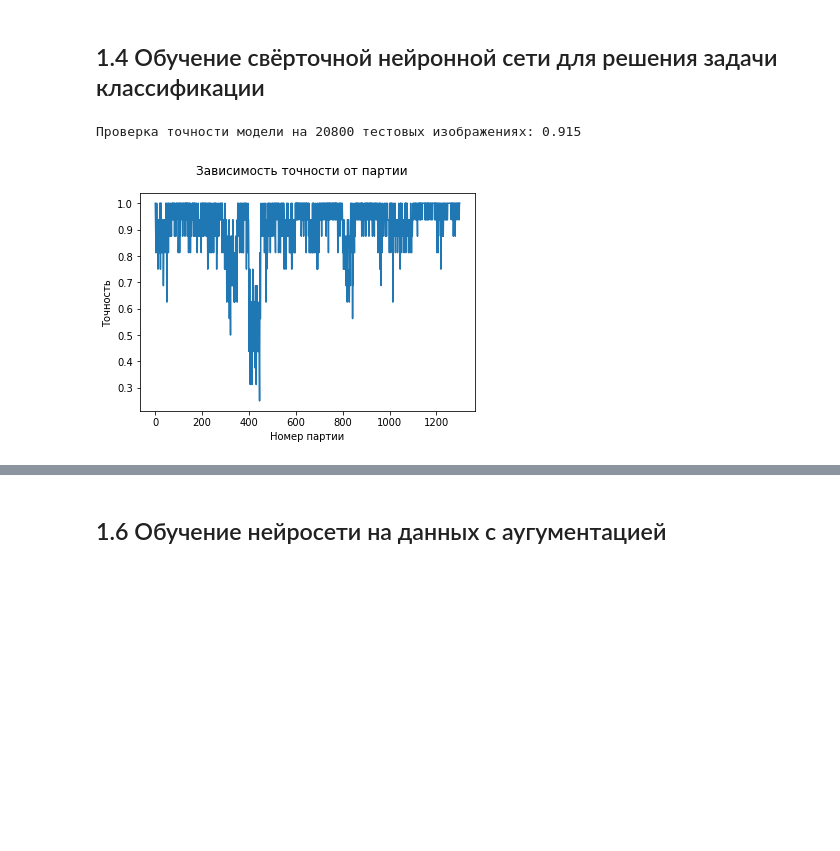
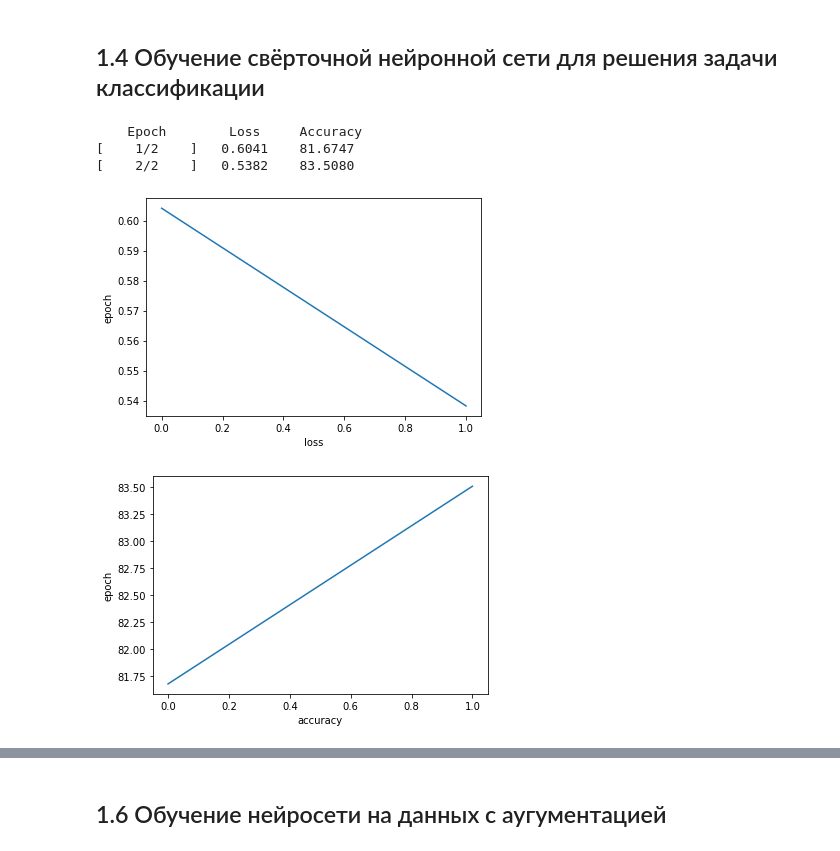
Before and after one commit to DarthBarada/MachineLearning, a Jupyter notebook: hw03/hw_03.ipynb, the cells around one changed output, grey strips where cells are left out. Drawn from its saved outputs; the diff is of its cells as text; code cells hidden in the pictures; blank space fills up the shorter version.

```diff
--- a/hw03/hw_03.ipynb
+++ b/hw03/hw_03.ipynb
@@ -201,5 +201,12 @@ n n l g d f e d v k p d h f f h
 ## 1.3 Инициализация объекта свёрточной нейронной сети
 
 Создайте нейронную сеть с 2-4 свёрточными слоями. В остальном конфигурация сети может быть произвольной.
+# %%
+class EmptyLayer(nn.Module):
+    def __init__(self):
+        super().__init__()
+
+    def forward(self, x):
+        return x
 # %%
 class CNN(nn.Module):
@@ -306,11 +344,6 @@ Estimated Total Size (MB): 11.74
 ## 1.4 Обучение свёрточной нейронной сети для решения задачи классификации
 # %%
 loss_func = nn.CrossEntropyLoss()
-optimizer = optim.Adam(
-    cnn.parameters(),
-    lr = 0.001
-)
-
-num_epochs = 100
-loadAndTrain = False
+optimizer = optim.SGD(cnn.parameters(), lr=0.001, momentum=0.9)
+# optimizer = optim.Adam(cnn.parameters(), lr=0.0001)
 # %%
@@ -350,11 +390,26 @@ def train(num_epochs, cnn, train_set, dumpName: str):
 # %%
+num_epochs = 2
+loadAndTrain = True
 if  not loadAndTrain and exists('./data/dumps/cnn_1.dump'):
 	cnn.load_state_dict(torch.load('./data/dumps/cnn_1.dump'))
 else:
 	if loadAndTrain and exists('./data/dumps/cnn_1.dump'):
 		cnn.load_state_dict(torch.load('./data/dumps/cnn_1.dump'))
-	story = train(num_epochs, cnn, trainset, 'cnn_1')
-	plt.plot(story)
+	trainLoss, trainAccuracy = train(num_epochs, cnn, trainset, 'cnn_1')
+	plt.plot(trainLoss)
+	plt.xlabel('loss')
+	plt.ylabel('epoch')
+	plt.show()
+	plt.plot(trainAccuracy)
+	plt.xlabel('accuracy')
+	plt.ylabel('epoch')
+	plt.show()
+# %% [output]
+    Epoch        Loss     Accuracy
+[    1/2    ]   0.6041    81.6747
+[    2/2    ]   0.5382    83.5080
+[figure, added]
+[figure, added]
 # %%
 def test(test_set):
     # Test the model
@@ -373,13 +428,3 @@ def test(test_set):
         print(f'Проверка точности модели на {len(test_set) * nbatch} тестовых изображениях: {np.average(__accuracy_list)}')
     pass
     return __accuracy_list
-
-accuracy = test(testset)
-plt.plot(accuracy)
-plt.xlabel('Номер партии')
-plt.ylabel('Точность')
-plt.suptitle('Зависимость точности от партии')
-plt.show()
-# %% [output]
-Проверка точности модели на 20800 тестовых изображениях: 0.915
-[figure, removed]
```
Also changed, not shown: parts of 15 cells of this notebook.
